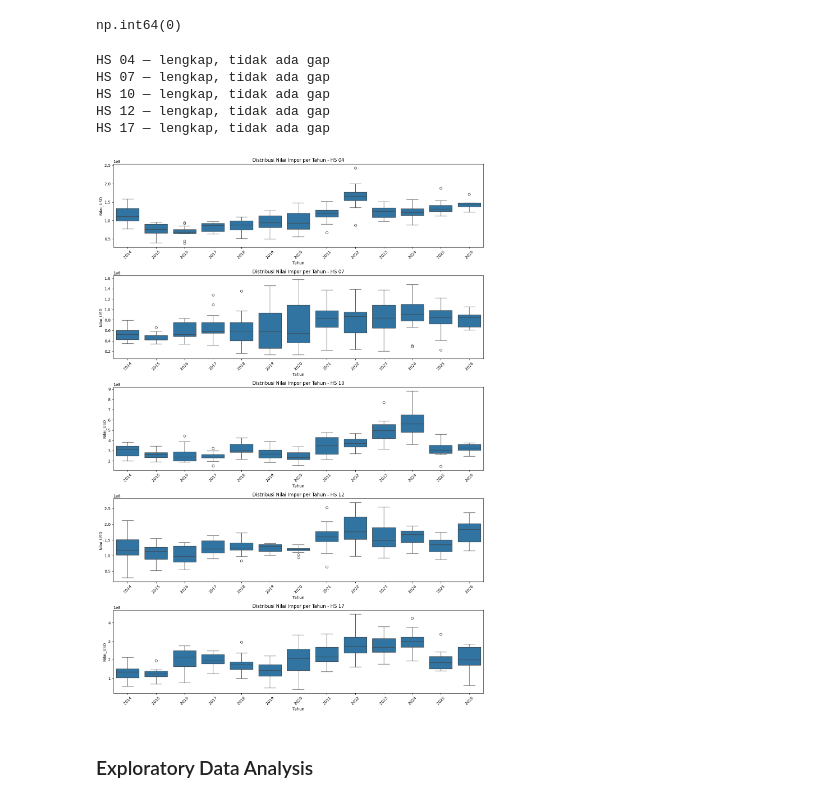
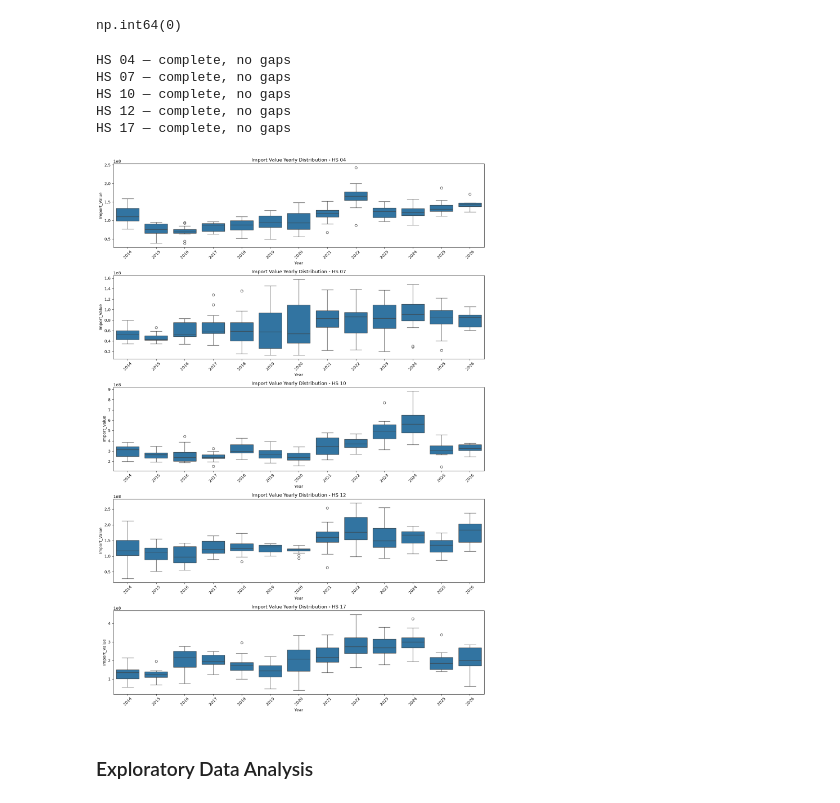
Before and after one commit to evelinn11/food-commodity-import-forecasting, a Jupyter notebook: notebooks/ImportValueAnalysis.ipynb, the cells around one changed output. Cells and saved outputs as stored; diff of their text form; code cells hidden in the pictures.

```diff
--- a/notebooks/ImportValueAnalysis.ipynb
+++ b/notebooks/ImportValueAnalysis.ipynb
@@ -115,6 +120,6 @@ df_2014_2016.head()
 | 3 | 2014-04 | 04 | 159130719.0 |
 | 4 | 2014-05 | 04 | 127602341.0 |
 # %%
-df_2017_2021 = parse_bps_file('/content/drive/MyDrive/TA/data/bps_2017_2021.xlsx')
+df_2017_2021 = parse_bps_file('https://raw.githubusercontent.com/evelinn11/food-commodity-import-forecasting/main/data/bps_2017_2021.xlsx')
 df_2017_2021.head()
 # %% [output]
@@ -125,6 +130,6 @@ df_2017_2021.head()
 | 3 | 2017-04 | 04 | 78726828.0 |
 | 4 | 2017-05 | 04 | 93870008.0 |
 # %%
-df_2022_2026 = parse_bps_file('/content/drive/MyDrive/TA/data/bps_2022_2026.xlsx')
+df_2022_2026 = parse_bps_file('https://raw.githubusercontent.com/evelinn11/food-commodity-import-forecasting/main/data/bps_2022_2026.xlsx')
 df_2022_2026.head()
 # %% [output]
@@ -217,12 +222,12 @@ skew_kurt
 | 3 | 12 | 0.698606 | 0.927236 |
 | 4 | 17 | 0.469942 | 0.061006 |
 # %%
-# Visualisasi distribusi dengan histogram
-hs_list = sorted(df['Kode_HS'].unique())
+# Visualize the distribution of import values for each HS code
+hs_list = sorted(df['HS_Code'].unique())
 fig, axes = plt.subplots(1, len(hs_list), figsize=(20,4))
 
 for ax, hs in zip(axes, hs_list):
-    data_hs = df[df['Kode_HS']==hs]['Nilai_USD']
+    data_hs = df[df['HS_Code']==hs]['Import_Value']
     ax.hist(data_hs, bins=20)
     ax.set_title(f'HS {hs}')
 
@@ -250,36 +254,36 @@ df.duplicated(subset=['Periode','Kode_HS']).sum()
 # %% [output]
 np.int64(0)
 # %%
-# Cek apakah ada gap dalam periode
+# Check for missing periods for each HS code
 expected_periods = pd.date_range(start='2014-01-01', end='2026-05-01', freq='MS')
-for hs in df['Kode_HS'].unique():
-    actual_periods = set(df[df['Kode_HS'] == hs]['Periode'])
+for hs in df['HS_Code'].unique():
+    actual_periods = set(df[df['HS_Code'] == hs]['Period'])
     missing = set(expected_periods) - actual_periods
     if missing:
-        print(f"HS {hs} — bulan yang hilang: {sorted(missing)}")
+        print(f"HS {hs} — missing periods: {sorted(missing)}")
     else:
-        print(f"HS {hs} — lengkap, tidak ada gap")
+        print(f"HS {hs} — complete, no gaps")
 # %% [output]
-HS 04 — lengkap, tidak ada gap
-HS 07 — lengkap, tidak ada gap
-HS 10 — lengkap, tidak ada gap
-HS 12 — lengkap, tidak ada gap
-HS 17 — lengkap, tidak ada gap
+HS 04 — complete, no gaps
+HS 07 — complete, no gaps
+HS 10 — complete, no gaps
+HS 12 — complete, no gaps
+HS 17 — complete, no gaps
 # %%
-# Cek outlier memakai boxplot
-df['Tahun'] = df['Periode'].dt.year
-hs_list = df['Kode_HS'].unique()
+# Check outliers using boxplots
+df['Year'] = df['Period'].dt.year
+hs_list = df['HS_Code'].unique()
 fig, axes = plt.subplots(len(hs_list), 1, figsize=(14, 4*len(hs_list)))
 
 for ax, hs in zip(axes, hs_list):
-    data_hs = df[df['Kode_HS'] == hs]
-    sns.boxplot(data=data_hs, x='Tahun', y='Nilai_USD', ax=ax)
-    ax.set_title(f'Distribusi Nilai Impor per Tahun - HS {hs}')
+    data_hs = df[df['HS_Code'] == hs]
+    sns.boxplot(data=data_hs, x='Year', y='Import_Value', ax=ax)
+    ax.set_title(f'Import Value Yearly Distribution - HS {hs}')
     ax.tick_params(axis='x', rotation=45)
 
 plt.tight_layout()
 plt.show()
 # %% [output]
-[figure, old version]
+[figure, new version]
 # %% [markdown]
 ### Exploratory Data Analysis
```
Also changed, not shown: parts of 71 cells of this notebook, 2 other files.
